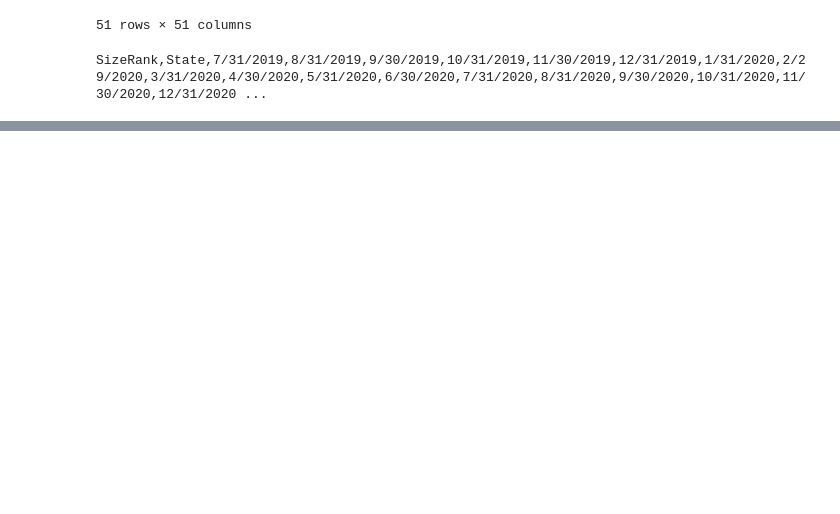
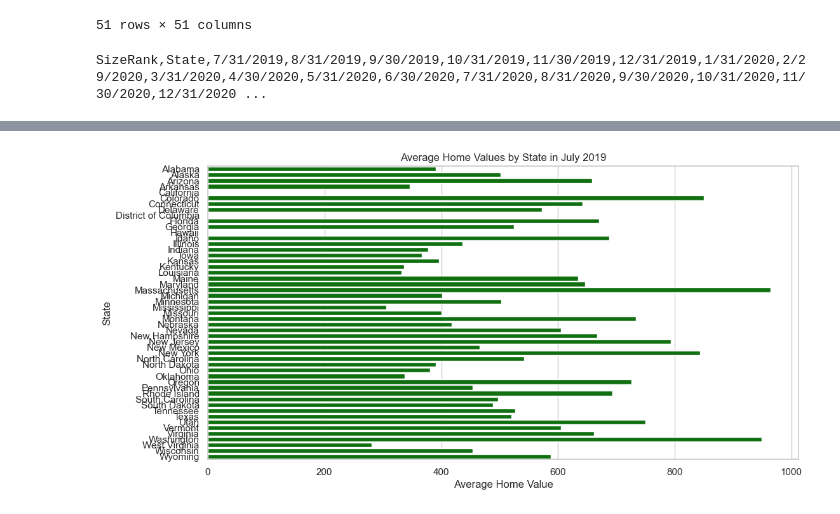
Before and after one commit to guzmanwolfrank/Data, a Jupyter notebook: SQL Zillow/ZillowProject.ipynb, the cells around one changed output, grey strips where cells are left out. Drawn from its saved outputs; the diff is of its cells as text; code cells hidden in the pictures; blank space fills up the shorter version.

```diff
--- a/SQL Zillow/ZillowProject.ipynb
+++ b/SQL Zillow/ZillowProject.ipynb
@@ -167 +167,16 @@ con.close()
 [figure]
+# %%
+# Create Seaborn charts
+sns.set_palette("husl")
+
+# Chart 1: Average home values by state in September 2021
+plt.figure(figsize=(12, 6))
+sns.barplot(data=query_results[1], x='AvgHomeValue', y='State', color='green')
+plt.title('Average Home Values by State in July 2019')
+plt.xlabel('Average Home Value')
+plt.ylabel('State')
+
+# Show the plot
+plt.show()
+# %% [output]
+[figure, added]
```
Also changed, not shown: parts of 1 cell of this notebook.
